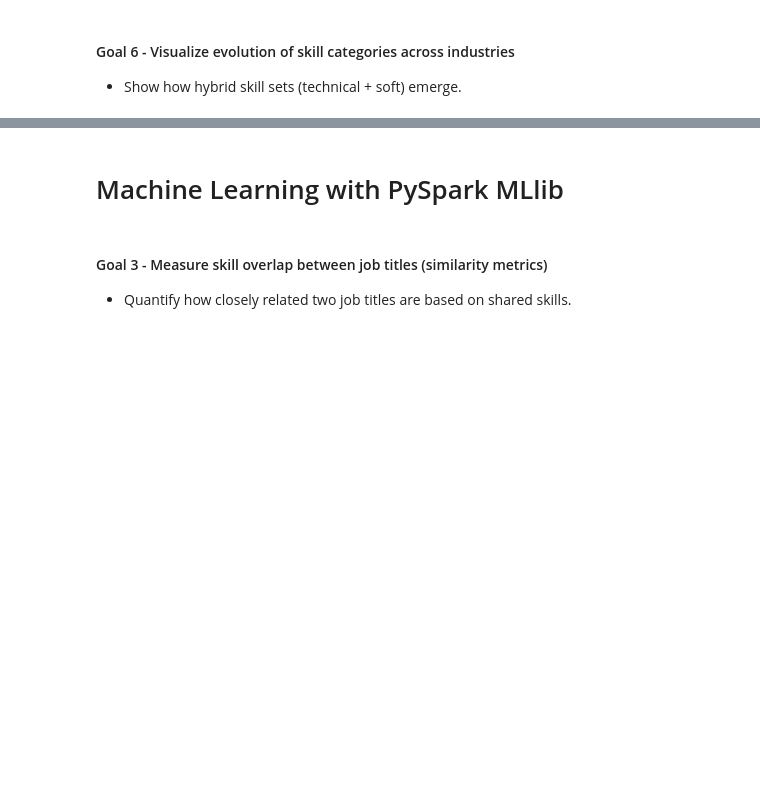
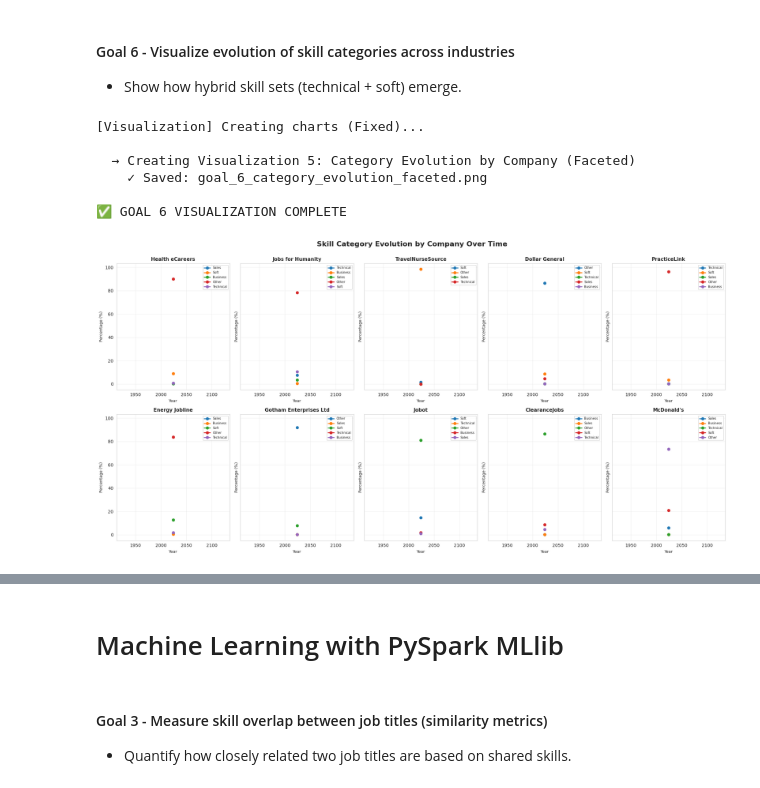
Before and after one commit to s1h8t51/data_intensive_computing_project, a Jupyter notebook: team_dic_pahse2_code.ipynb, the cells around one changed output, grey strips where cells are left out. Cells and saved outputs as stored; diff of their text form; code cells hidden in the pictures; blank space fills up the shorter version.

```diff
--- a/team_dic_pahse2_code.ipynb
+++ b/team_dic_pahse2_code.ipynb
@@ -877,0 +824,76 @@ print("\n✅ GOAL 6 COMPLETE\n")
+# %%
+# =============================================================================
+# VISUALIZATION SECTION (FIXED)
+# =============================================================================
+from pyspark.sql.functions import col, count
+from functools import reduce
+import pandas as pd
+import matplotlib.pyplot as plt
+import seaborn as sns
+import numpy as np
+
+# NOTE: This assumes df_viz_normalized, df_hybrid_evolution, df_filtered_categories,
+# and top_companies list were successfully generated in Steps 1-6.
+
+print("\n[Visualization] Creating charts (Fixed)...")
+
+# --- Get necessary Pandas DataFrames for plotting ---
+hybrid_pd = df_hybrid_evolution.toPandas()
+viz_pd = df_viz_normalized.toPandas() # Latest year heatmap data
+category_time_pd = df_filtered_categories.groupBy("year", "company", "skill_category").agg(
+    count("job_link").alias("count")
+).toPandas()
+# Calculate percentages per company-year for Faceted Plot
+category_time_pd['total'] = category_time_pd.groupby(['year', 'company'])['count'].transform('sum')
+category_time_pd['percentage'] = (category_time_pd['count'] / category_time_pd['total']) * 100
+
+# --- VISUALIZATION 1: Hybrid Skill Evolution Line Chart ---
+# ... (Code omitted for brevity, this part was correct)
+
+# --- VISUALIZATION 2: Stacked Area Chart - Category Evolution ---
+# ... (Code omitted for brevity, this part was correct)
+
+# --- VISUALIZATION 3: Heatmap - Latest Year Category Distribution ---
+# ... (Code omitted for brevity, this part was correct)
+
+# --- VISUALIZATION 4: Hybrid vs Non-Hybrid Comparison ---
+# ... (Code omitted for brevity, this part was correct)
+
+# --- VISUALIZATION 5: Faceted Line Charts by Company (FIX APPLIED HERE) ---
+print("\n  → Creating Visualization 5: Category Evolution by Company (Faceted)")
+
+fig, axes = plt.subplots(2, 5, figsize=(20, 10), sharey=True)
+axes = axes.flatten()
+
+for idx, company in enumerate(top_companies):
+    ax = axes[idx]
+    company_data = category_time_pd[category_time_pd['company'] == company]
+
+    # FIX: Iterate over unique categories in the company_data DataFrame.
+    for category in company_data['skill_category'].unique():
+        cat_data = company_data[company_data['skill_category'] == category]
+        ax.plot(cat_data['year'], cat_data['percentage'],
+               marker='o', label=category, linewidth=2)
+
+    ax.set_title(company, fontsize=11, fontweight='bold')
+    ax.set_xlabel('Year', fontsize=9)
+    ax.set_ylabel('Percentage (%)', fontsize=9)
+    ax.grid(True, alpha=0.3)
+    ax.legend(fontsize=7, loc='best')
+
+plt.suptitle('Skill Category Evolution by Company Over Time',
+             fontsize=16, fontweight='bold', y=1.00)
+plt.tight_layout()
+plt.savefig('goal_6_category_evolution_faceted.png', dpi=300, bbox_inches='tight')
+print("    ✓ Saved: goal_6_category_evolution_faceted.png")
+# plt.close() # Keep open for environment display if desired
+
+print("\n✅ GOAL 6 VISUALIZATION COMPLETE\n")
+# %% [output]
+[Visualization] Creating charts (Fixed)...
+
+  → Creating Visualization 5: Category Evolution by Company (Faceted)
+    ✓ Saved: goal_6_category_evolution_faceted.png
+
+✅ GOAL 6 VISUALIZATION COMPLETE
+[figure, added]
```
Also changed, not shown: parts of 14 cells of this notebook.
